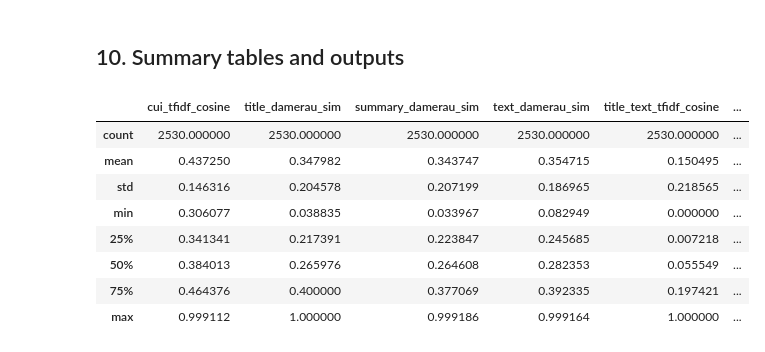
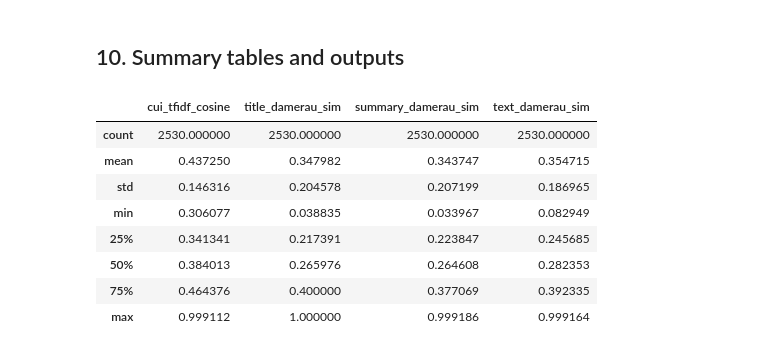
Before and after one commit to vbilsmith/txt2onto2.0_for_gold_standards, a Jupyter notebook: 06-sim-tf-idf-cleaned.ipynb, the cells around one changed output. Saved outputs shown, nothing was run; the diff lists cells and outputs as text; code cells hidden in the pictures.

```diff
--- a/06-sim-tf-idf-cleaned.ipynb
+++ b/06-sim-tf-idf-cleaned.ipynb
@@ -442,14 +444,27 @@ Saved: similarity-results/top_all_cui_tfidf_pairs_filtered_exact.csv
 # %% [markdown]
 ## 9. Compare raw text similarity with CUI-TF-IDF similarity
 # %%
-# Use a separate dataframe for text-side comparison
+# ------------------------------------------------------------
+# 9. Compare edit distance with CUI-TF-IDF similarity
+# ------------------------------------------------------------
+
 analysis_pairs = filtered_pairs.copy()
 analysis_pairs = analysis_pairs.rename(columns={"tfidf_cosine": "cui_tfidf_cosine"})
 
-analysis_pairs["title_1_norm"] = analysis_pairs["title_1_full"].apply(normalize_text)
-analysis_pairs["title_2_norm"] = analysis_pairs["title_2_full"].apply(normalize_text)
-analysis_pairs["summary_1_norm"] = analysis_pairs["summary_1"].apply(normalize_text)
-analysis_pairs["summary_2_norm"] = analysis_pairs["summary_2"].apply(normalize_text)
+# normalize
+def normalize_text_for_distance(x):
+    if pd.isna(x):
+        return ""
+    x = str(x).lower()
+    x = re.sub(r"\s+", " ", x)
+    return x.strip()
+
+
+analysis_pairs["title_1_norm"] = analysis_pairs["title_1_full"].apply(normalize_text_for_distance)
+analysis_pairs["title_2_norm"] = analysis_pairs["title_2_full"].apply(normalize_text_for_distance)
+
+analysis_pairs["summary_1_norm"] = analysis_pairs["summary_1"].apply(normalize_text_for_distance)
+analysis_pairs["summary_2_norm"] = analysis_pairs["summary_2"].apply(normalize_text_for_distance)
 
 analysis_pairs["text_1_norm"] = (
     analysis_pairs["title_1_norm"] + " " + analysis_pairs["summary_1_norm"]
@@ -459,22 +474,24 @@ analysis_pairs["text_2_norm"] = (
     analysis_pairs["title_2_norm"] + " " + analysis_pairs["summary_2_norm"]
 ).str.strip()
 # %%
-# Edit-distance similarity: detects near-duplicate metadata
+# calculate similarity
 try:
     from rapidfuzz.distance import DamerauLevenshtein
-except ImportError as exc:
-    raise ImportError("Please install rapidfuzz first: pip install rapidfuzz") from exc
+except ImportError:
+    raise ImportError("Please install rapidfuzz first: pip install rapidfuzz")
 
 
 def damerau_similarity(text_1, text_2):
-    text_1 = normalize_text(text_1)
-    text_2 = normalize_text(text_2)
+    text_1 = normalize_text_for_distance(text_1)
+    text_2 = normalize_text_for_distance(text_2)
 
     max_len = max(len(text_1), len(text_2))
+
     if max_len == 0:
         return 0
 
     distance = DamerauLevenshtein.distance(text_1, text_2)
+
     return 1 - distance / max_len
 
 
@@ -574,28 +590,23 @@ Name: count, dtype: int64
 # %%
 score_columns = [
     "cui_tfidf_cosine",
     "title_damerau_sim",
     "summary_damerau_sim",
-    "text_damerau_sim",
-    "title_text_tfidf_cosine",
-    "summary_text_tfidf_cosine",
-    "text_tfidf_cosine"
+    "text_damerau_sim"
 ]
 
 score_summary = analysis_pairs[score_columns].describe()
 score_correlation = analysis_pairs[score_columns].corr()
 
 display(score_summary)
 display(score_correlation)
-
-# cui_tfidf_cosine vs summary / text -> pretty postitively correlated
 # %% [output]
-|  | cui_tfidf_cosine | title_damerau_sim | summary_damerau_sim | text_damerau_sim | title_text_tfidf_cosine | ... |
-| count | 2530.000000 | 2530.000000 | 2530.000000 | 2530.000000 | 2530.000000 | ... |
-| mean | 0.437250 | 0.347982 | 0.343747 | 0.354715 | 0.150495 | ... |
-| std | 0.146316 | 0.204578 | 0.207199 | 0.186965 | 0.218565 | ... |
-| min | 0.306077 | 0.038835 | 0.033967 | 0.082949 | 0.000000 | ... |
-| 25% | 0.341341 | 0.217391 | 0.223847 | 0.245685 | 0.007218 | ... |
-| 50% | 0.384013 | 0.265976 | 0.264608 | 0.282353 | 0.055549 | ... |
-| 75% | 0.464376 | 0.400000 | 0.377069 | 0.392335 | 0.197421 | ... |
-| max | 0.999112 | 1.000000 | 0.999186 | 0.999164 | 1.000000 | ... |
+|  | cui_tfidf_cosine | title_damerau_sim | summary_damerau_sim | text_damerau_sim |
+| count | 2530.000000 | 2530.000000 | 2530.000000 | 2530.000000 |
+| mean | 0.437250 | 0.347982 | 0.343747 | 0.354715 |
+| std | 0.146316 | 0.204578 | 0.207199 | 0.186965 |
+| min | 0.306077 | 0.038835 | 0.033967 | 0.082949 |
+| 25% | 0.341341 | 0.217391 | 0.223847 | 0.245685 |
+| 50% | 0.384013 | 0.265976 | 0.264608 | 0.282353 |
+| 75% | 0.464376 | 0.400000 | 0.377069 | 0.392335 |
+| max | 0.999112 | 1.000000 | 0.999186 | 0.999164 |
```
Also changed, not shown: parts of 17 cells of this notebook, 28 other files.
